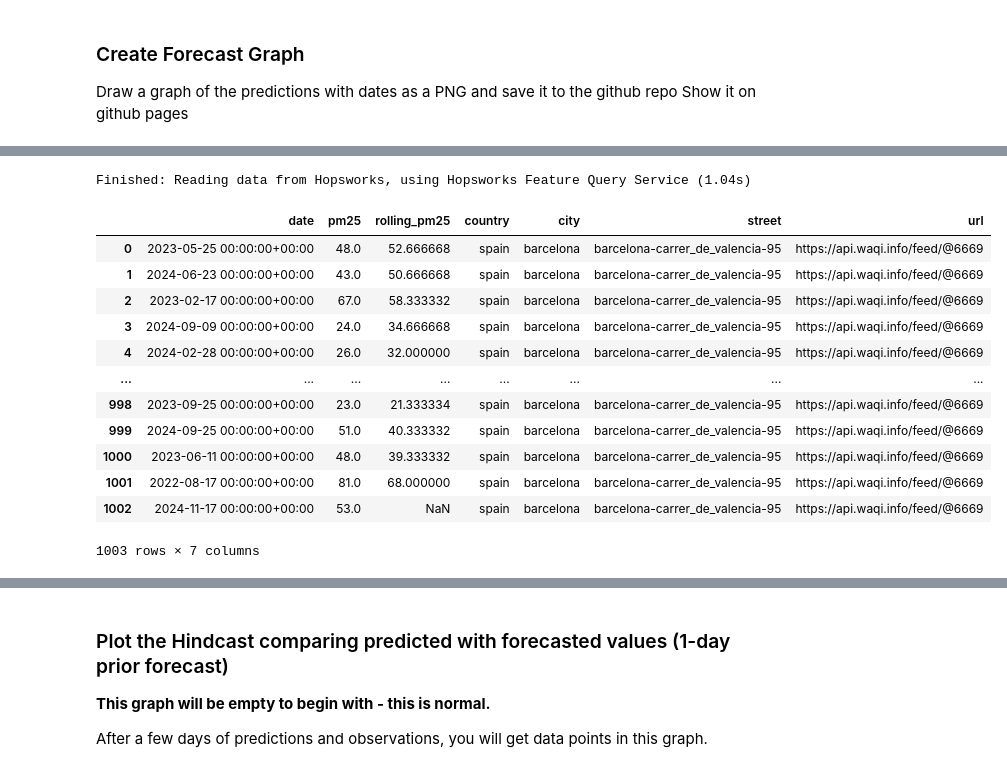
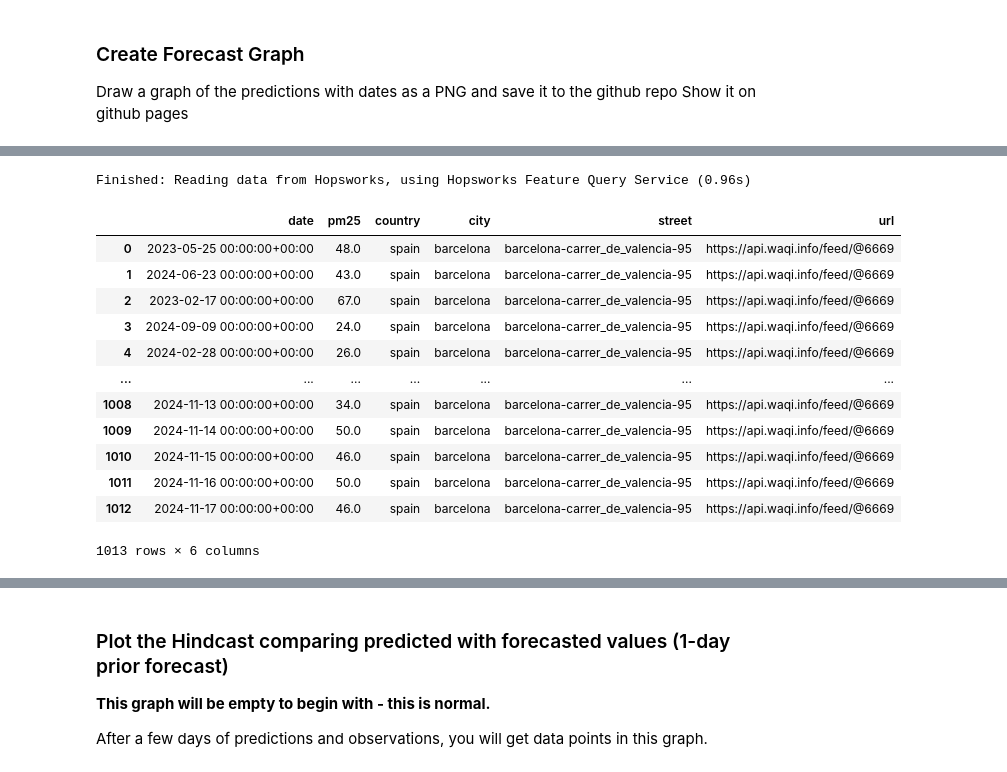
Before and after one commit to iammarcol/AirQPred, a Jupyter notebook: notebooks/ch03/4_air_quality_batch_inference.ipynb, the cells around one changed output, grey strips where cells are left out. Saved outputs shown, nothing was run; the diff lists cells and outputs as text; code cells hidden in the pictures.

```diff
--- a/notebooks/ch03/4_air_quality_batch_inference.ipynb
+++ b/notebooks/ch03/4_air_quality_batch_inference.ipynb
@@ -347,25 +350,25 @@ Finished: Reading data from Hopsworks, using Hopsworks Feature Query Service (0.
 # %%
 air_quality_fg = fs.get_feature_group(
     name='air_quality',
-    version=2,
+    version=1,
 )
 air_quality_df = air_quality_fg.read()
 air_quality_df
 # %% [output]
-Finished: Reading data from Hopsworks, using Hopsworks Feature Query Service (1.04s)
+Finished: Reading data from Hopsworks, using Hopsworks Feature Query Service (0.96s)
-|  | date | pm25 | rolling_pm25 | country | city | street | url |
-| 0 | 2023-05-25 00:00:00+00:00 | 48.0 | 52.666668 | spain | barcelona | barcelona-carrer_de_valencia-95 | https://api.waqi.info/feed/@6669 |
-| 1 | 2024-06-23 00:00:00+00:00 | 43.0 | 50.666668 | spain | barcelona | barcelona-carrer_de_valencia-95 | https://api.waqi.info/feed/@6669 |
-| 2 | 2023-02-17 00:00:00+00:00 | 67.0 | 58.333332 | spain | barcelona | barcelona-carrer_de_valencia-95 | https://api.waqi.info/feed/@6669 |
-| 3 | 2024-09-09 00:00:00+00:00 | 24.0 | 34.666668 | spain | barcelona | barcelona-carrer_de_valencia-95 | https://api.waqi.info/feed/@6669 |
-| 4 | 2024-02-28 00:00:00+00:00 | 26.0 | 32.000000 | spain | barcelona | barcelona-carrer_de_valencia-95 | https://api.waqi.info/feed/@6669 |
-| ... | ... | ... | ... | ... | ... | ... | ... |
-| 998 | 2023-09-25 00:00:00+00:00 | 23.0 | 21.333334 | spain | barcelona | barcelona-carrer_de_valencia-95 | https://api.waqi.info/feed/@6669 |
-| 999 | 2024-09-25 00:00:00+00:00 | 51.0 | 40.333332 | spain | barcelona | barcelona-carrer_de_valencia-95 | https://api.waqi.info/feed/@6669 |
-| 1000 | 2023-06-11 00:00:00+00:00 | 48.0 | 39.333332 | spain | barcelona | barcelona-carrer_de_valencia-95 | https://api.waqi.info/feed/@6669 |
-| 1001 | 2022-08-17 00:00:00+00:00 | 81.0 | 68.000000 | spain | barcelona | barcelona-carrer_de_valencia-95 | https://api.waqi.info/feed/@6669 |
-| 1002 | 2024-11-17 00:00:00+00:00 | 53.0 | NaN | spain | barcelona | barcelona-carrer_de_valencia-95 | https://api.waqi.info/feed/@6669 |
+|  | date | pm25 | country | city | street | url |
+| 0 | 2023-05-25 00:00:00+00:00 | 48.0 | spain | barcelona | barcelona-carrer_de_valencia-95 | https://api.waqi.info/feed/@6669 |
+| 1 | 2024-06-23 00:00:00+00:00 | 43.0 | spain | barcelona | barcelona-carrer_de_valencia-95 | https://api.waqi.info/feed/@6669 |
+| 2 | 2023-02-17 00:00:00+00:00 | 67.0 | spain | barcelona | barcelona-carrer_de_valencia-95 | https://api.waqi.info/feed/@6669 |
+| 3 | 2024-09-09 00:00:00+00:00 | 24.0 | spain | barcelona | barcelona-carrer_de_valencia-95 | https://api.waqi.info/feed/@6669 |
+| 4 | 2024-02-28 00:00:00+00:00 | 26.0 | spain | barcelona | barcelona-carrer_de_valencia-95 | https://api.waqi.info/feed/@6669 |
+| ... | ... | ... | ... | ... | ... | ... |
+| 1008 | 2024-11-13 00:00:00+00:00 | 34.0 | spain | barcelona | barcelona-carrer_de_valencia-95 | https://api.waqi.info/feed/@6669 |
+| 1009 | 2024-11-14 00:00:00+00:00 | 50.0 | spain | barcelona | barcelona-carrer_de_valencia-95 | https://api.waqi.info/feed/@6669 |
+| 1010 | 2024-11-15 00:00:00+00:00 | 46.0 | spain | barcelona | barcelona-carrer_de_valencia-95 | https://api.waqi.info/feed/@6669 |
+| 1011 | 2024-11-16 00:00:00+00:00 | 50.0 | spain | barcelona | barcelona-carrer_de_valencia-95 | https://api.waqi.info/feed/@6669 |
+| 1012 | 2024-11-17 00:00:00+00:00 | 46.0 | spain | barcelona | barcelona-carrer_de_valencia-95 | https://api.waqi.info/feed/@6669 |
-1003 rows × 7 columns
+1013 rows × 6 columns
 # %%
 outcome_df = air_quality_df[['date', 'pm25']]
 preds_df =  monitoring_df[['date', 'predicted_pm25']]
```
Also changed, not shown: parts of 10 cells of this notebook, 2 other files.
